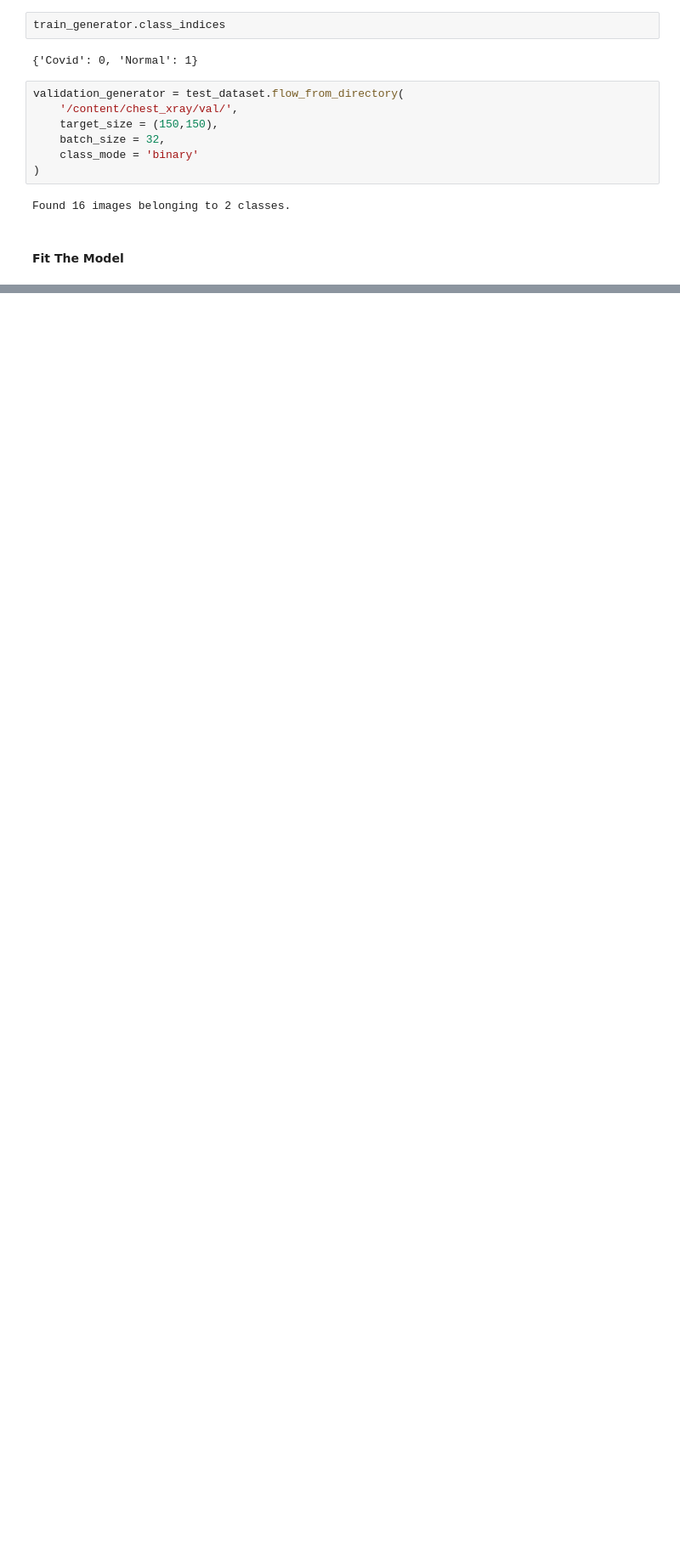
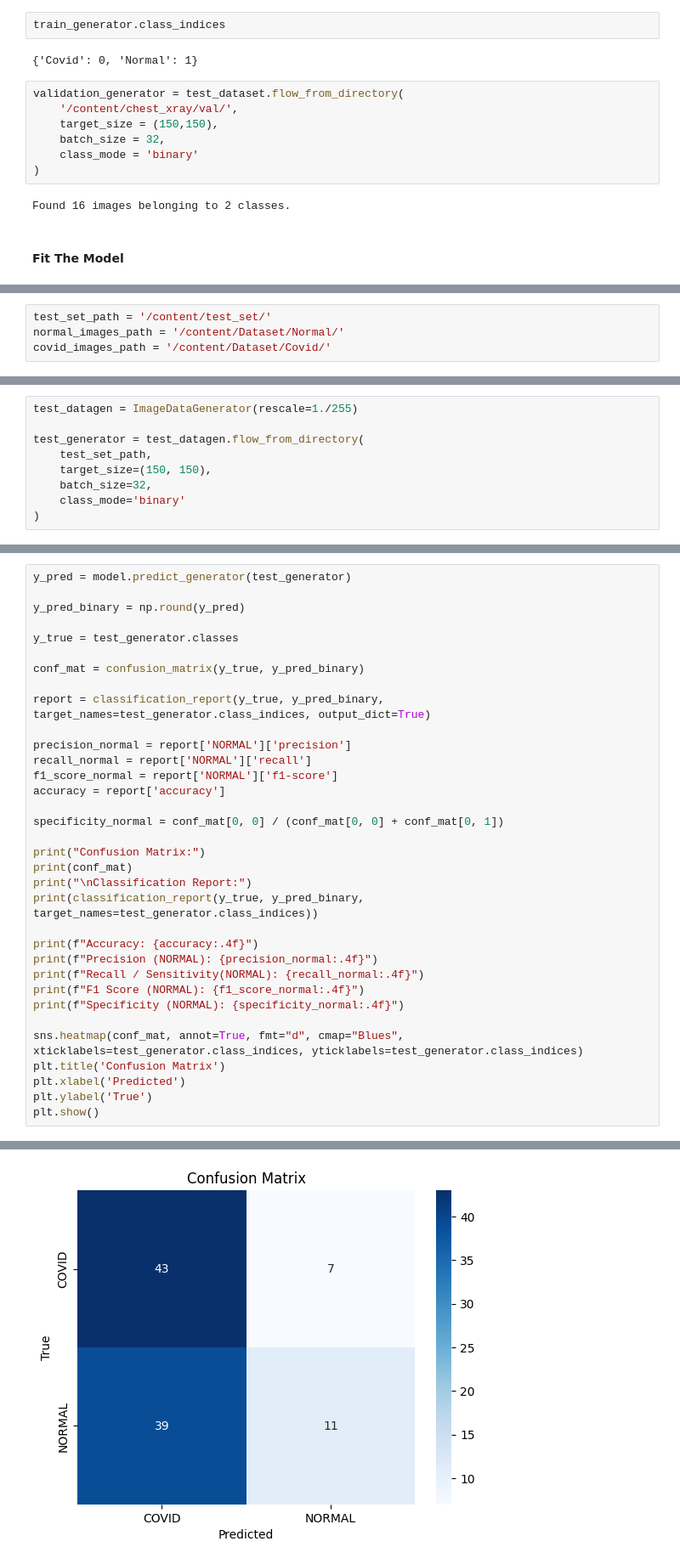
Before and after one commit to pooyaaf/Neural-Networks-Deep-Learning, a Jupyter notebook: Homework/HomeWork2/NNDL_HW2/Q2/Question_2_An_Efficient_CNNModel_for_COVID_19_Disease_Detection_Based_on_X_Ray_Image_Classification.ipynb, the cells around one changed output, grey strips where cells are left out. Shown at 85% size. Drawn from its saved outputs; the diff is of its cells as text; blank space fills up the shorter version.

```diff
--- a/Homework/HomeWork2/NNDL_HW2/Q2/Question_2_An_Efficient_CNNModel_for_COVID_19_Disease_Detection_Based_on_X_Ray_Image_Classification.ipynb
+++ b/Homework/HomeWork2/NNDL_HW2/Q2/Question_2_An_Efficient_CNNModel_for_COVID_19_Disease_Detection_Based_on_X_Ray_Image_Classification.ipynb
@@ -330,0 +394,4 @@ KeyboardInterrupt: ignored
+# %%
+test_set_path = '/content/test_set/'
+normal_images_path = '/content/Dataset/Normal/'
+covid_images_path = '/content/Dataset/Covid/'
@@ -330,0 +420,9 @@ KeyboardInterrupt: ignored
+# %%
+test_datagen = ImageDataGenerator(rescale=1./255)
+
+test_generator = test_datagen.flow_from_directory(
+    test_set_path,
+    target_size=(150, 150),
+    batch_size=32,
+    class_mode='binary'
+)
@@ -330,0 +431,35 @@ KeyboardInterrupt: ignored
+# %%
+y_pred = model.predict_generator(test_generator)
+
+y_pred_binary = np.round(y_pred)
+
+y_true = test_generator.classes
+
+conf_mat = confusion_matrix(y_true, y_pred_binary)
+
+report = classification_report(y_true, y_pred_binary, target_names=test_generator.class_indices, output_dict=True)
+
+precision_normal = report['NORMAL']['precision']
+recall_normal = report['NORMAL']['recall']
+f1_score_normal = report['NORMAL']['f1-score']
+accuracy = report['accuracy']
+
+specificity_normal = conf_mat[0, 0] / (conf_mat[0, 0] + conf_mat[0, 1])
+
+print("Confusion Matrix:")
+print(conf_mat)
+print("\nClassification Report:")
+print(classification_report(y_true, y_pred_binary, target_names=test_generator.class_indices))
+
+print(f"Accuracy: {accuracy:.4f}")
+print(f"Precision (NORMAL): {precision_normal:.4f}")
+print(f"Recall / Sensitivity(NORMAL): {recall_normal:.4f}")
+print(f"F1 Score (NORMAL): {f1_score_normal:.4f}")
+print(f"Specificity (NORMAL): {specificity_normal:.4f}")
+
+sns.heatmap(conf_mat, annot=True, fmt="d", cmap="Blues", xticklabels=test_generator.class_indices, yticklabels=test_generator.class_indices)
+plt.title('Confusion Matrix')
+plt.xlabel('Predicted')
+plt.ylabel('True')
+plt.show()
+# %% [output]
@@ -330,0 +485 @@ KeyboardInterrupt: ignored
+[figure, added]
```
Also changed, not shown: parts of 18 cells of this notebook, 1 other file.
